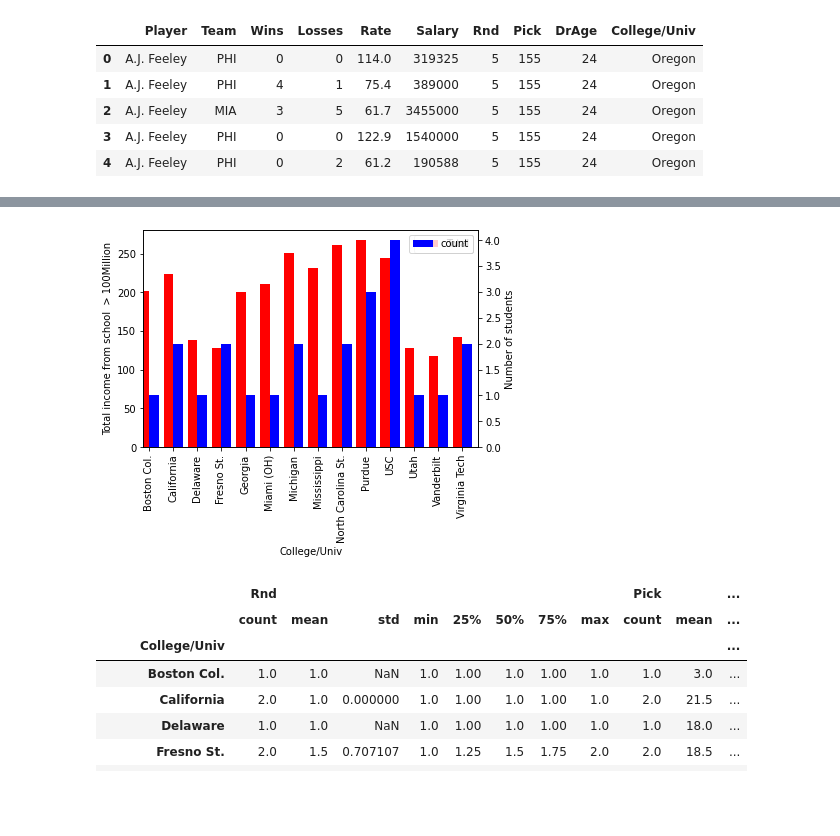
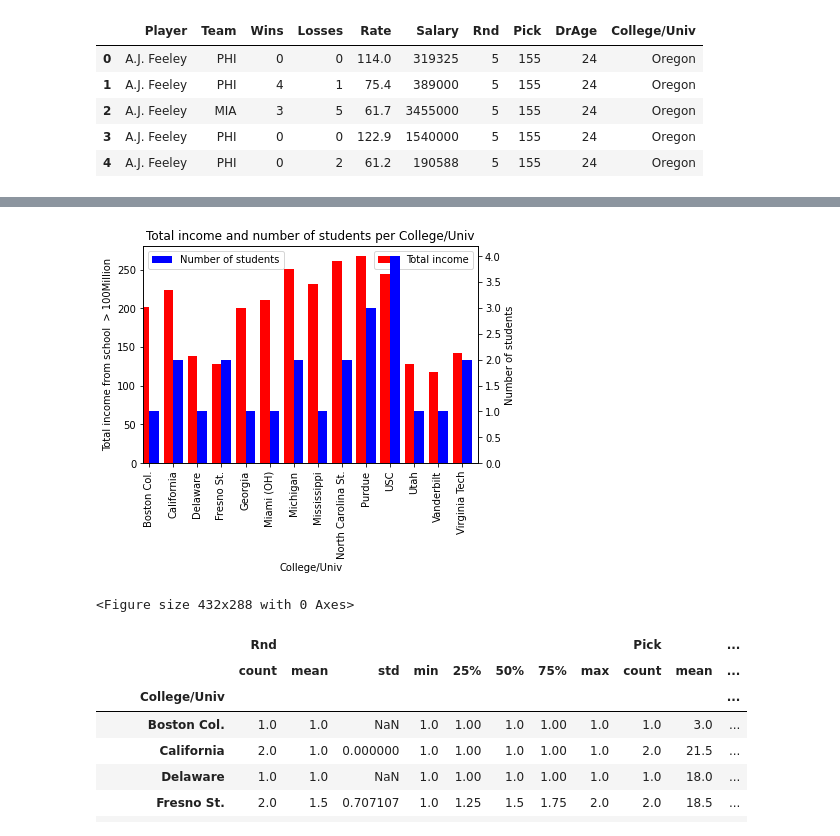
Before and after one commit to mikejackson35/mica_team, a Jupyter notebook: ig_mica_project1.ipynb, the cells around one changed output, grey strips where cells are left out. Saved outputs shown, nothing was run; the diff lists cells and outputs as text; code cells hidden in the pictures; blank space fills up the shorter version.

Commit message:
Fixed plots

```diff
--- a/ig_mica_project1.ipynb
+++ b/ig_mica_project1.ipynb
@@ -151,24 +166,27 @@ df1=college_summary[college_summary["Total"] > 100]
 # %%
 #Create a  bar graph
 fig = plt.figure() # Create matplotlib figure
 ax = fig.add_subplot(111) # Create matplotlib axes
 ax2 = ax.twinx() # Create another axes that shares the same x-axis as ax.
 
 width = 0.4
 #Total $
-df1.plot(kind='bar', color='red', ax=ax, width=width, position=1,y="Total")
+df1.plot(kind='bar', color='red', ax=ax, width=width, position=1,y="Total",label="Total income")
 #Total number of players
-df1["Total$"].plot(kind='bar', color='blue', ax=ax2, width=width, position=0, y="count")
-
+df1["Total$"].plot(kind='bar', color='blue', ax=ax2, width=width, position=0, y="count", label="Number of students")
+ax.set_title("Total income and number of students per College/Univ")
 ax.set_ylabel('Total income from school  > 100Million')
 ax2.set_ylabel('Number of students')
 #ax.set_xticks(df1["College/Univ"])
-
-#plt.legend()
+ax.legend(loc=1)
+ax2.legend(loc=2)
+ax.plot(figsize=(30, 30))
+#ax.legend(fancybox=True, framealpha=1, shadow=True, borderpad=1, loc=2)
 plt.show()
 plt.savefig('Output/barplot_Income_vs_school.png')
 # %% [output]
-[figure, old version]
+[figure, new version]
+<Figure size 432x288 with 0 Axes>
 # %%
 #Example fucntion to do stacked bar graphs with animation. Not used in the project
 
```
Also changed, not shown: parts of 7 cells of this notebook, 5 other files.
